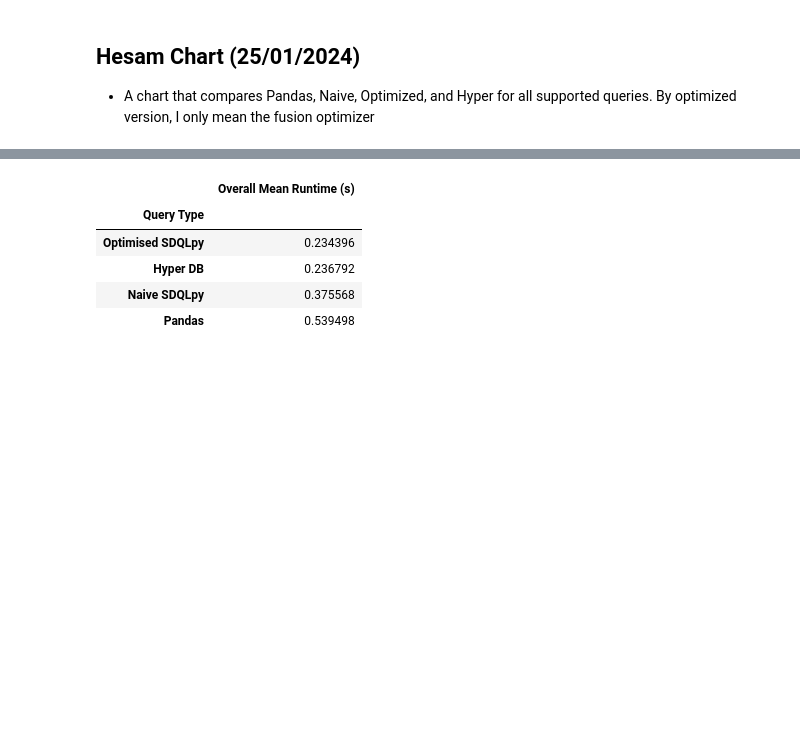
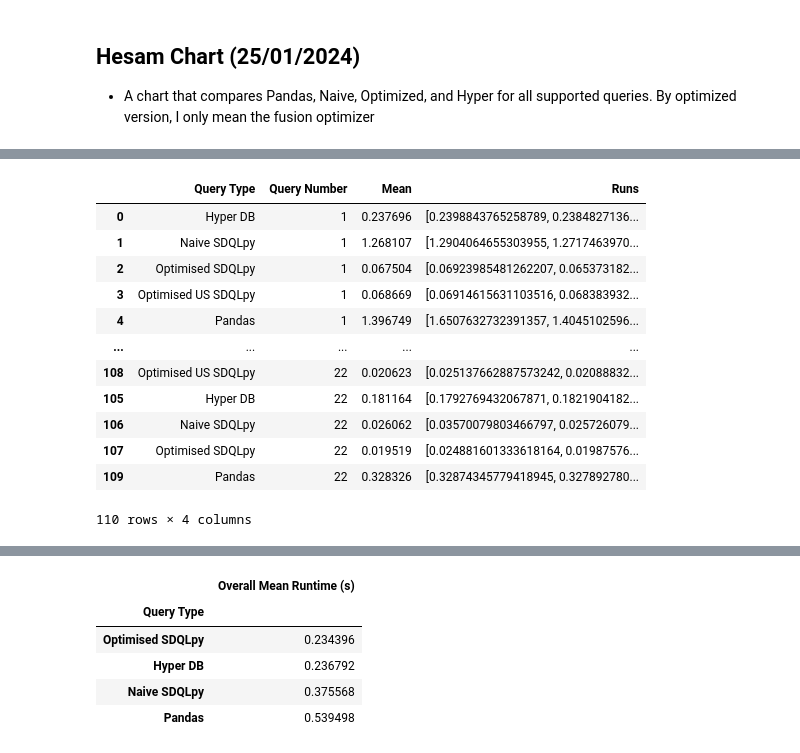
Before and after one commit to groegercesg/QueryBridge, a Jupyter notebook: benchmarking/notebooks/year2_analysis.ipynb, the cells around one changed output, grey strips where cells are left out. Cells and saved outputs as stored; diff of their text form; code cells hidden in the pictures; blank space fills up the shorter version.

```diff
--- a/benchmarking/notebooks/year2_analysis.ipynb
+++ b/benchmarking/notebooks/year2_analysis.ipynb
@@ -244,3 +245,19 @@ results
+# %%
+results
+# %% [output]
+|  | Query Type | Query Number | Mean | Runs |
+| 0 | Hyper DB | 1 | 0.237696 | [0.2398843765258789, 0.2384827136... |
+| 1 | Naive SDQLpy | 1 | 1.268107 | [1.2904064655303955, 1.2717463970... |
+| 2 | Optimised SDQLpy | 1 | 0.067504 | [0.06923985481262207, 0.065373182... |
+| 3 | Optimised US SDQLpy | 1 | 0.068669 | [0.06914615631103516, 0.068383932... |
+| 4 | Pandas | 1 | 1.396749 | [1.6507632732391357, 1.4045102596... |
+| ... | ... | ... | ... | ... |
+| 108 | Optimised US SDQLpy | 22 | 0.020623 | [0.025137662887573242, 0.02088832... |
+| 105 | Hyper DB | 22 | 0.181164 | [0.1792769432067871, 0.1821904182... |
+| 106 | Naive SDQLpy | 22 | 0.026062 | [0.03570079803466797, 0.025726079... |
+| 107 | Optimised SDQLpy | 22 | 0.019519 | [0.024881601333618164, 0.01987576... |
+| 109 | Pandas | 22 | 0.328326 | [0.32874345779418945, 0.327892780... |
+110 rows × 4 columns
 # %%
 # All 4 Datapoints - TPC-H
 class HesamColours(Enum):
```
Also changed, not shown: parts of 5 cells of this notebook, 5 other files.
